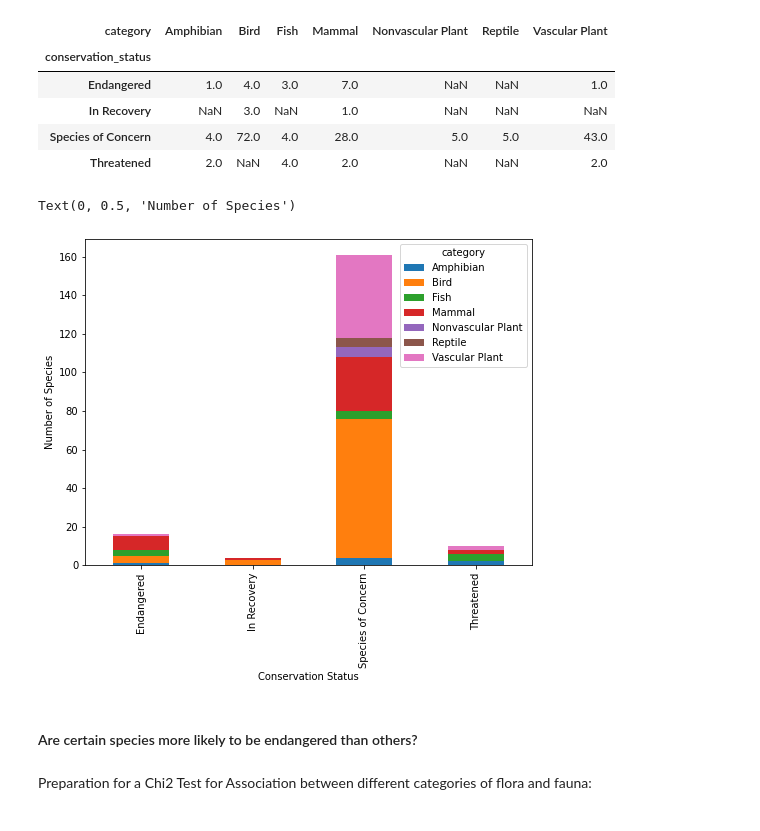
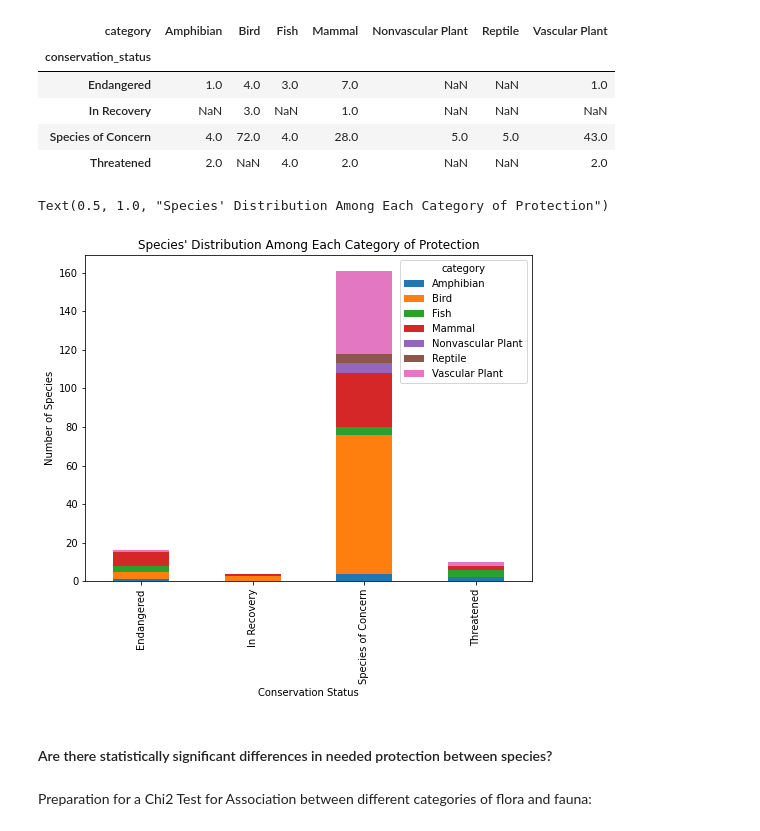
Before and after one commit to roberthallds/national-park-biodiversity, a Jupyter notebook: project.ipynb, the cells around one changed output. Drawn from its saved outputs; the diff is of its cells as text; code cells hidden in the pictures.

```diff
--- a/project.ipynb
+++ b/project.ipynb
@@ -94,14 +104,15 @@ conservation_category
 # %%
 ax = conservation_category.plot(kind='bar',
                                 figsize=(8,6),
                                 stacked=True)
 ax.set_xlabel('Conservation Status')
 ax.set_ylabel('Number of Species')
+ax.set_title('Species\' Distribution Among Each Category of Protection')
 # %% [output]
-Text(0, 0.5, 'Number of Species')
+Text(0.5, 1.0, "Species' Distribution Among Each Category of Protection")
-[figure, old version]
+[figure, new version]
-# %% [markdown]
-#### Are certain species more likely to be endangered than others?
+# %% [markdown]
+#### Are there statistically significant differences in needed protection between species?
 # %% [markdown]
 Preparation for a Chi2 Test for Association between different categories of flora and fauna:
 # %%
```
Also changed, not shown: parts of 8 cells of this notebook.
